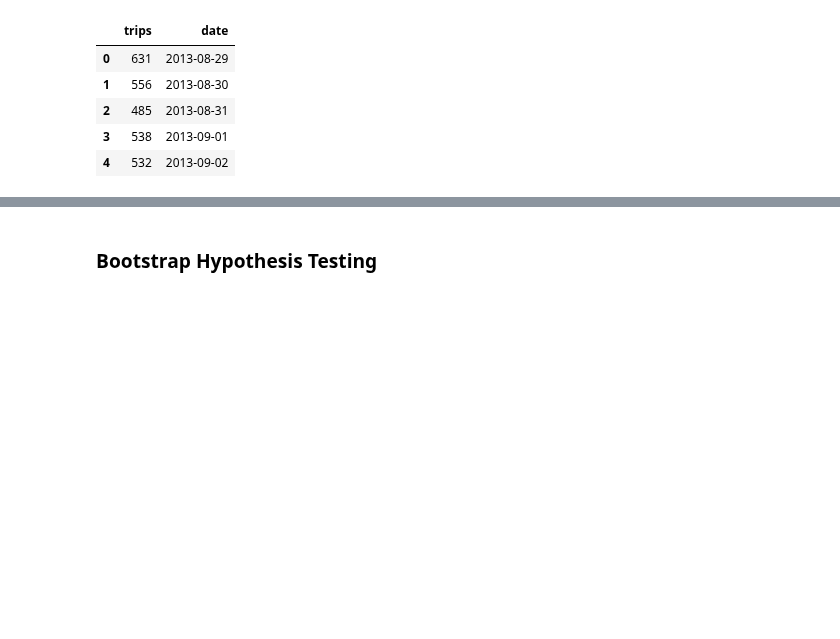
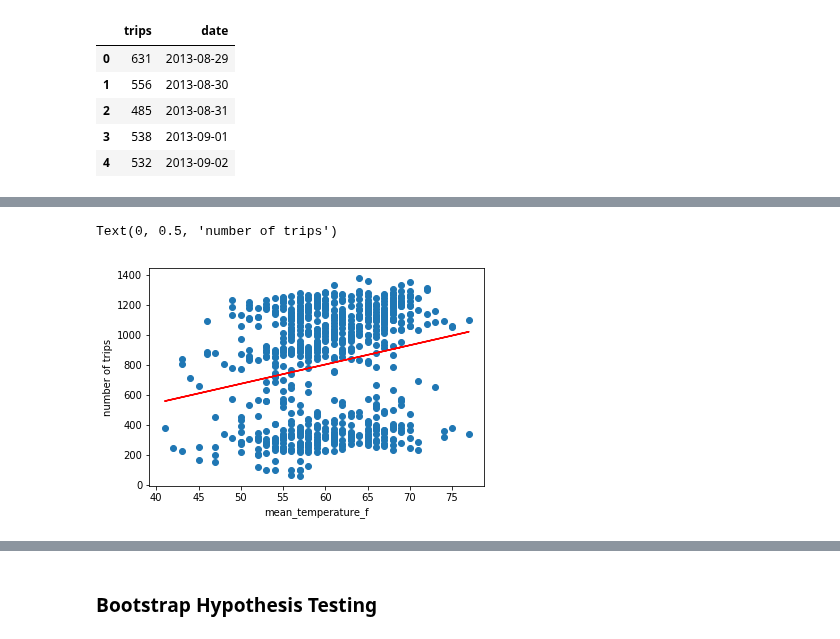
Before and after one commit to jslaga/SpringboardDSC, a Jupyter notebook: Capstone1/Capstone.ipynb, the cells around one changed output, grey strips where cells are left out. Drawn from its saved outputs; the diff is of its cells as text; code cells hidden in the pictures; blank space fills up the shorter version.

```diff
--- a/Capstone1/Capstone.ipynb
+++ b/Capstone1/Capstone.ipynb
@@ -587,3 +598,16 @@ daily_trips_df.head()
 daily_trips_df.rename(columns={'key_0':'date'}, inplace=True)
 daily_trips_df.drop(columns=['date_x','date_y'], axis=1, inplace= True)
 daily_trips_df.reset_index(drop=True, inplace=True)
+# %%
+plt.scatter(daily_trips_df.mean_temperature_f, daily_trips_df.trips)
+
+# Fit with polyfit
+b, m = polyfit(daily_trips_df.mean_temperature_f, daily_trips_df.trips, 1)
+
+plt.plot(daily_trips_df.mean_temperature_f, b + m * daily_trips_df.mean_temperature_f, '-', color='red')
+
+plt.xlabel('mean_temperature_f')
+plt.ylabel('number of trips')
+# %% [output]
+Text(0, 0.5, 'number of trips')
+[figure, added]
```
Also changed, not shown: parts of 14 cells of this notebook.
